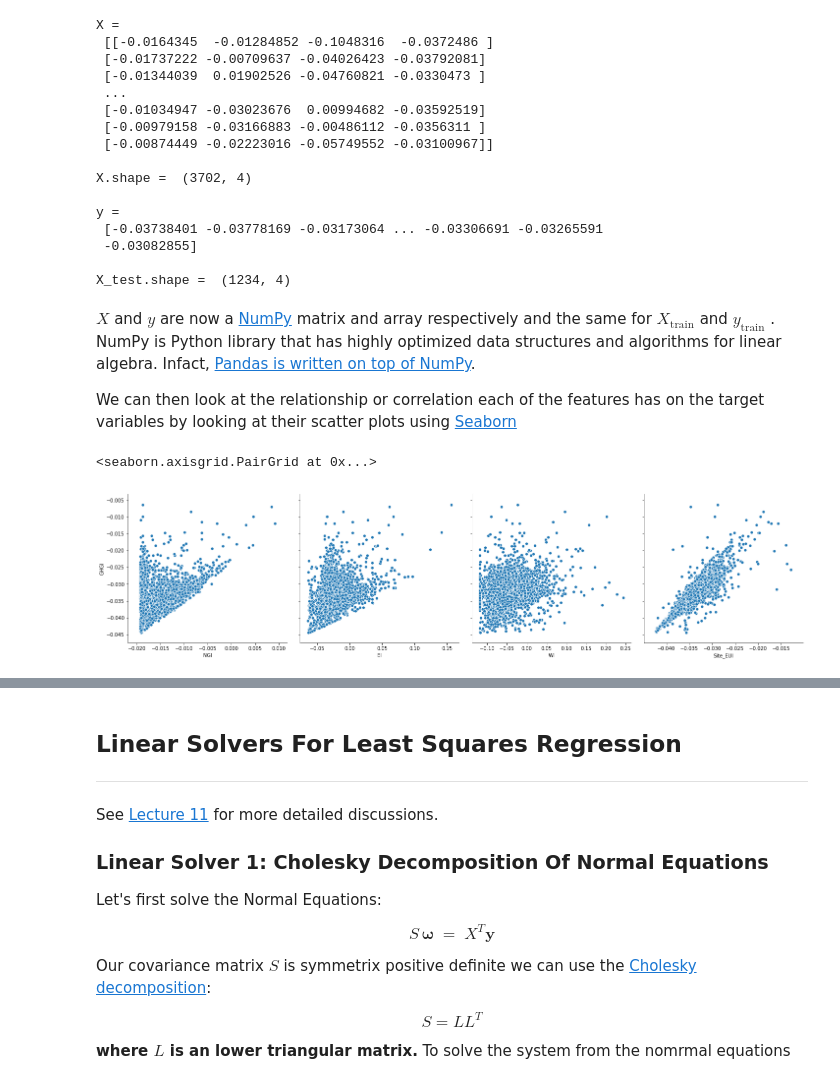
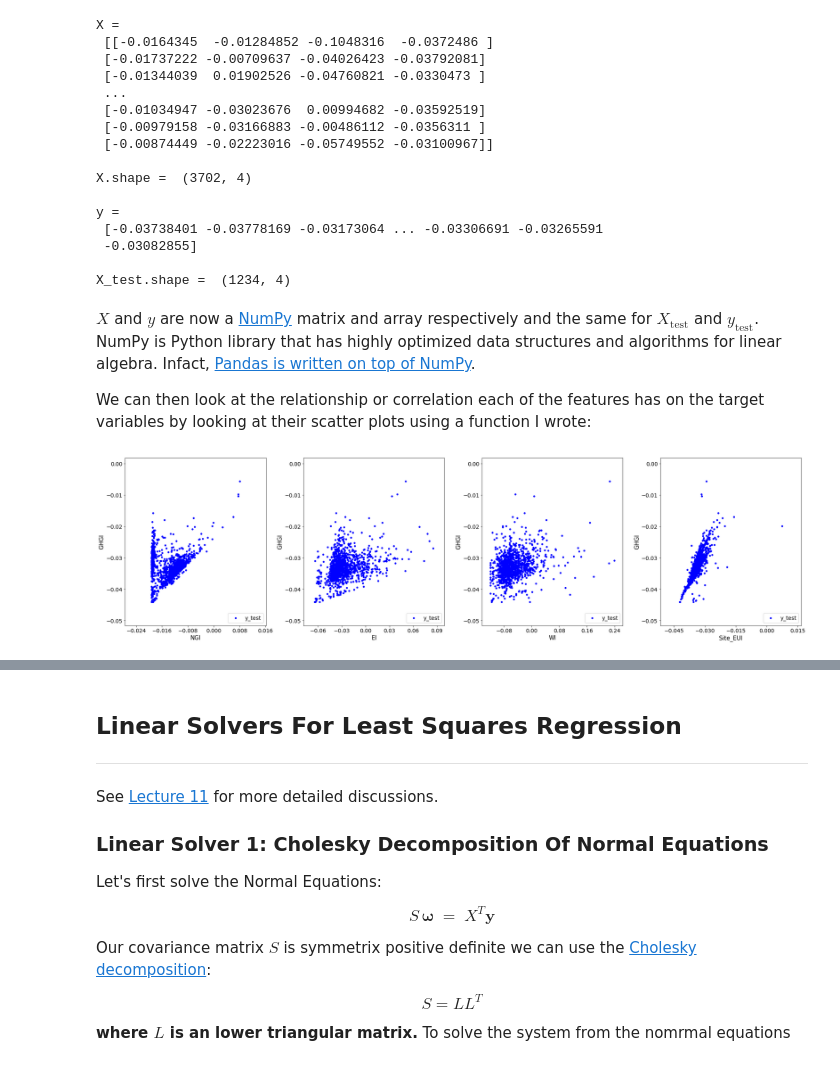
Before and after one commit to mdh266/CompLinearAlgebraML, a Jupyter notebook: Blogpost.ipynb, the cells around one changed output, grey strips where cells are left out. Saved outputs shown, nothing was run; the diff lists cells and outputs as text; code cells hidden in the pictures.

```diff
--- a/Blogpost.ipynb
+++ b/Blogpost.ipynb
@@ -226,19 +226,14 @@ y =
 
 X_test.shape =  (1234, 4)
 # %% [markdown]
-$X$ and $y$ are now a [NumPy](https://numpy.org/) matrix and array respectively and the same for $X_{\text{train}}$ and $y_{\text{train}}$ . NumPy is Python library that has highly optimized data structures and algorithms for linear algebra.  Infact, [Pandas is written on top of NumPy](https://stackoverflow.com/questions/11077023/what-are-the-differences-between-pandas-and-numpyscipy-in-python).
+$X$ and $y$ are now a [NumPy](https://numpy.org/) matrix and array respectively and the same for $X_{\text{test}}$ and $y_{\text{test}}$. NumPy is Python library that has highly optimized data structures and algorithms for linear algebra.  Infact, [Pandas is written on top of NumPy](https://stackoverflow.com/questions/11077023/what-are-the-differences-between-pandas-and-numpyscipy-in-python).
 
-We can then look at the relationship or correlation each of the features has on the target variables by looking at their scatter plots using [Seaborn](http://seaborn.pydata.org/)
+We can then look at the relationship or correlation each of the features has on the target variables by looking at their scatter plots using a function I wrote:
-# %%
-import seaborn as sns
-%matplotlib inline
-
-sns.pairplot(df_train,
-             x_vars=['NGI','EI','WI','Site_EUI'],
-             y_vars='GHGI',
-             kind = 'scatter',
-             height=5)
-# %% [output]
-<seaborn.axisgrid.PairGrid at 0x...>
-[figure, removed]
+# %%
+from plotting import plot_results
+%matplotlib inline
+
+plot_results(df_test)
+# %% [output]
+[figure, added]
 # %% [markdown]
```
Also changed, not shown: parts of 15 cells of this notebook, 2 other files.
